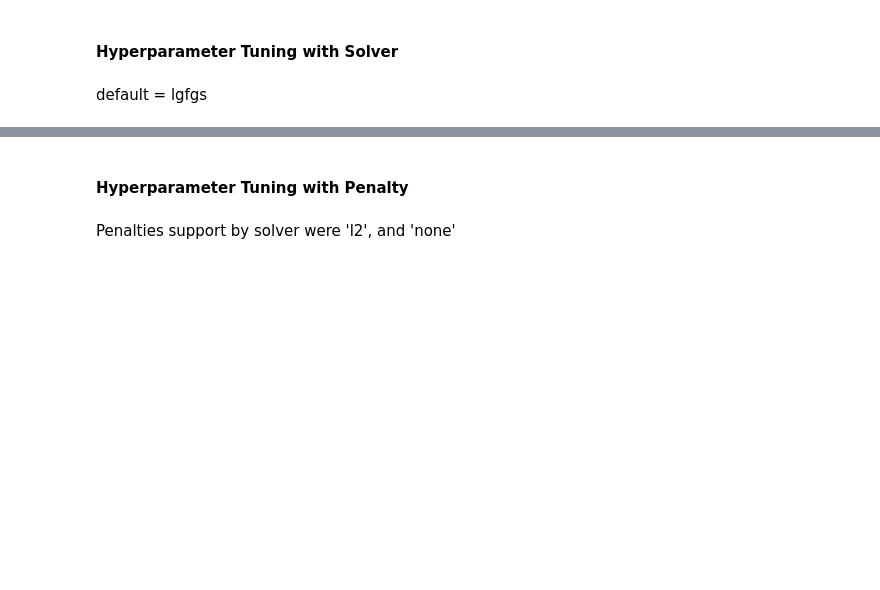
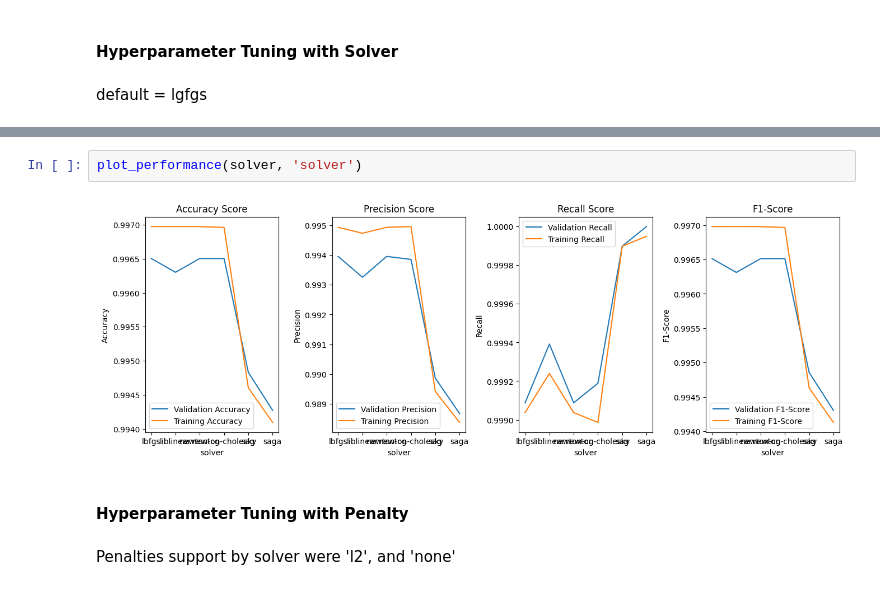
Before and after one commit to chuannarongvat/adv_mla_at1_14229898, a Jupyter notebook: notebooks/chingpayakmon_narongvat-14229898-week3_3.logistic.ipynb, the cells around one changed output, grey strips where cells are left out. Saved outputs shown, nothing was run; the diff lists cells and outputs as text; blank space fills up the shorter version.

```diff
--- a/notebooks/chingpayakmon_narongvat-14229898-week3_3.logistic.ipynb
+++ b/notebooks/chingpayakmon_narongvat-14229898-week3_3.logistic.ipynb
@@ -144,3 +265,7 @@ saga                0.998724   0.998650
+# %%
+plot_performance(solver, 'solver')
+# %% [output]
+[figure, added]
 # %% [markdown]
 #### Hyperparameter Tuning with Penalty
 # %% [markdown]
```
Also changed, not shown: parts of 36 cells of this notebook, 14 other files.
